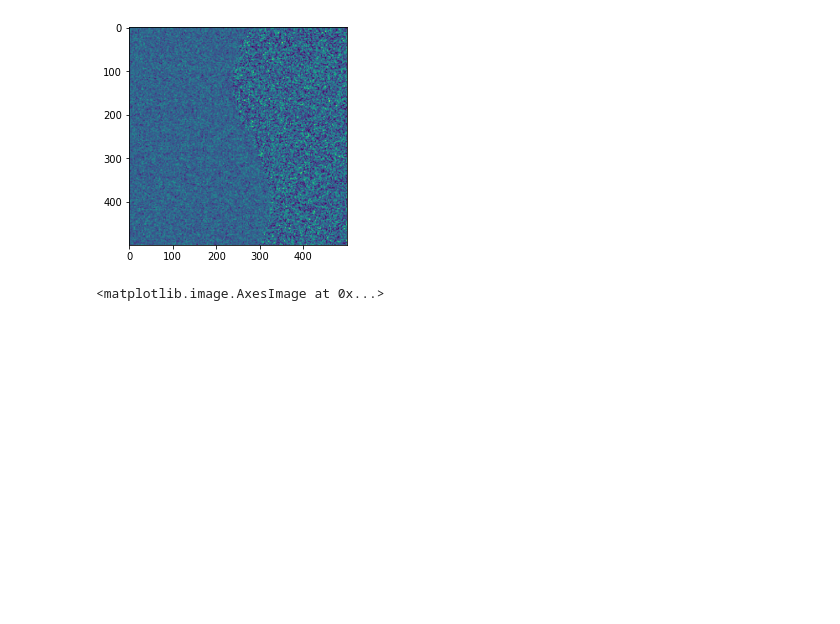
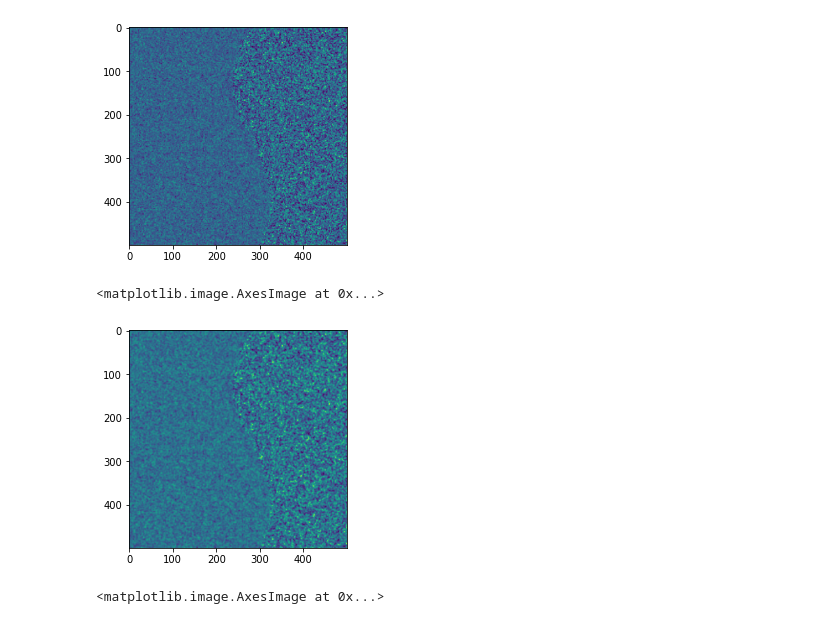
Before and after one commit to bywindow/Image-Processing-Algo, a Jupyter notebook: DSP_Image_Processing_1.ipynb, the cells around one changed output. Cells and saved outputs as stored; diff of their text form; code cells hidden in the pictures; blank space fills up the shorter version.

```diff
--- a/DSP_Image_Processing_1.ipynb
+++ b/DSP_Image_Processing_1.ipynb
@@ -52,6 +55,15 @@ plt.imshow(image)
 # %% [output]
 <matplotlib.image.AxesImage at 0x...>
 [figure]
+# %%
+# gaussian
+image_g = imageio.imread('texture_01.jpg')
+filtered_image = gaussian(image, sigma=1.0, mode='reflect')
+
+plt.imshow(filtered_image)
+# %% [output]
+<matplotlib.image.AxesImage at 0x...>
+[figure, added]
 # %%
 # Feature Acquisition
 feats = compute_feats(image, kernels, 20.0)
```
Also changed, not shown: parts of 6 cells of this notebook.
